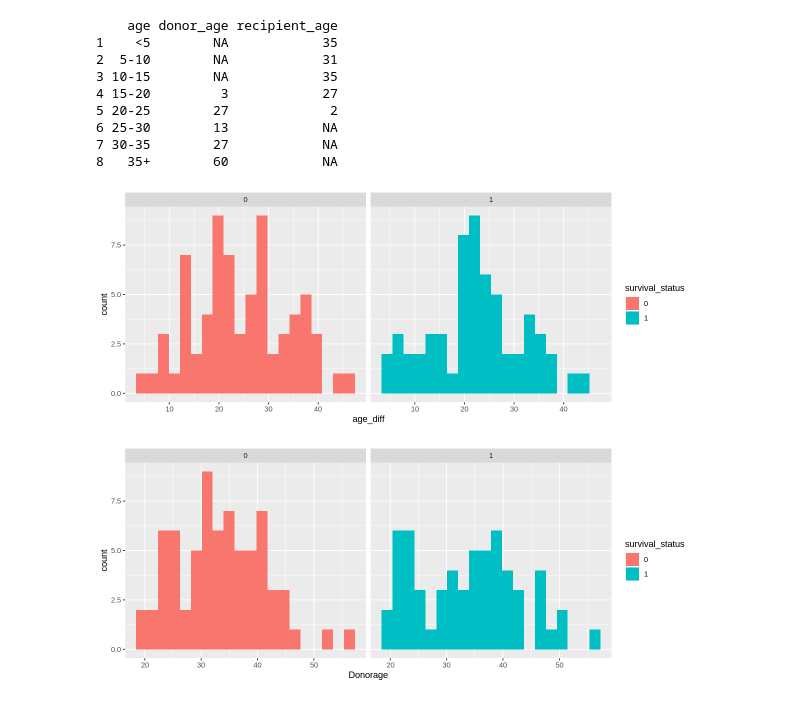
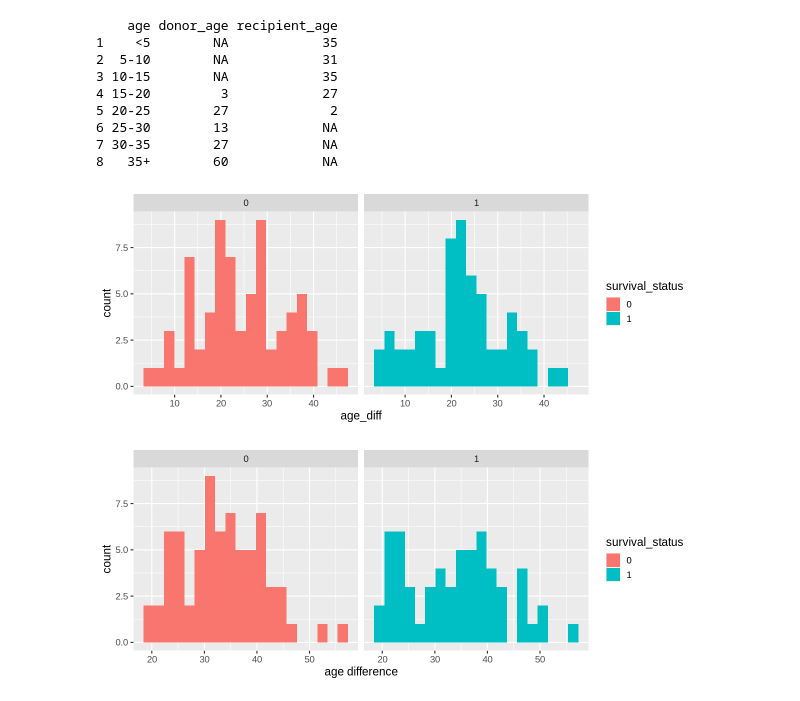
Before and after one commit to lattellie/23-03-DSCI-group-project, a Jupyter notebook: pre-visualization.ipynb, the cells around one changed output. Saved outputs shown, nothing was run; the diff lists cells and outputs as text; code cells hidden in the pictures.

Commit message:
edit plots-blood

```diff
--- a/pre-visualization.ipynb
+++ b/pre-visualization.ipynb
@@ -170,20 +155,21 @@ print.data.frame(age_summarize)
 # %%
 options(repr.plot.width=10,repr.plot.height=4)
 age_diff_plot <- bone_age |>
 # revalue(str, c("0"="death", "1"="survival"))
 # mapvalues(from=c("0","1"),
 #           to=c("death","survival"))
 
 ggplot(aes(x=age_diff,fill=survival_status))+
 geom_histogram(bins=20)+
 facet_grid(cols=vars(survival_status))
 age_diff_plot
 
 age_plot <- bone_age |>
 ggplot(aes(x=Donorage,fill=survival_status))+
 geom_histogram(bins=20)+
-facet_grid(cols=vars(survival_status))
+facet_grid(cols=vars(survival_status))+
+labs(x="age difference", y = "count",color= "survival status")
 age_plot
 # %% [output]
-[figure, old version]
+[figure, new version]
-[figure, old version]
+[figure, new version]
```
Also changed, not shown: parts of 8 cells of this notebook.
